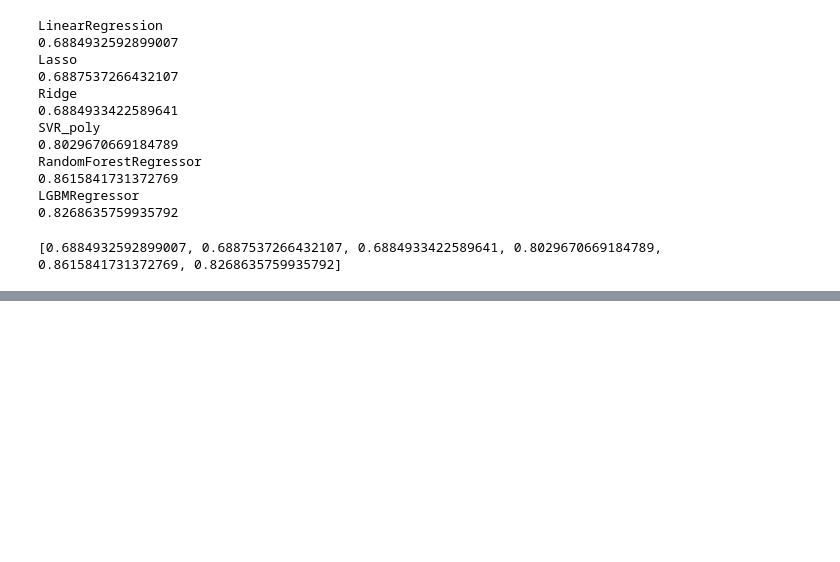
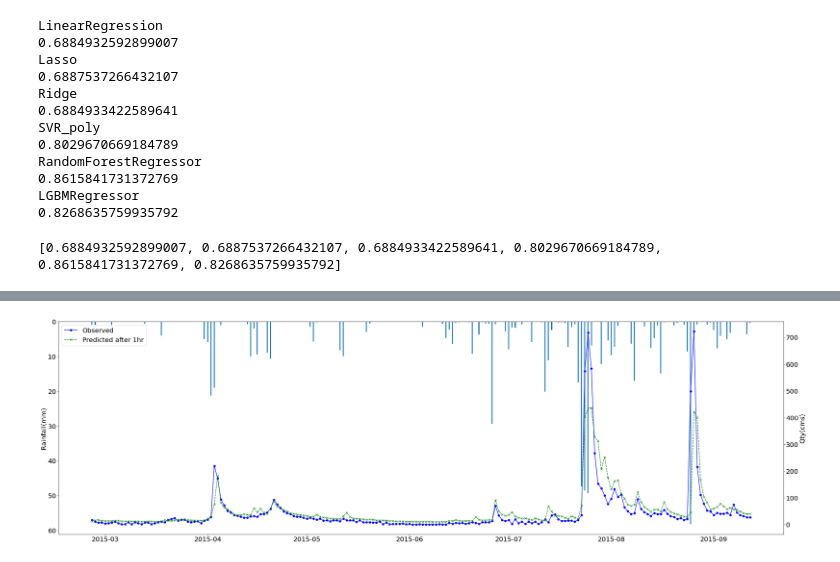
Before and after one commit to hyunholee26/Rainfall-Runoff-ML-basecode, a Jupyter notebook: basemodel_rainfall_runoff.ipynb, the cells around one changed output, grey strips where cells are left out. Cells and saved outputs as stored; diff of their text form; code cells hidden in the pictures; blank space fills up the shorter version.

```diff
--- a/basemodel_rainfall_runoff.ipynb
+++ b/basemodel_rainfall_runoff.ipynb
@@ -224,0 +317,11 @@ print(r2_list)
+# %%
+# 값들을 0~1로 Min-Max 정규화 처리함
+
+# define scaler
+scaler = MinMaxScaler()
+# fit scaler on the training dataset
+scaler.fit(df_in.values)
+# transform the training dataset
+df_in_scaled = pd.DataFrame(scaler.transform(df_in.values), columns = df_in.columns)
+
+df_in_scaled
@@ -224,0 +484,23 @@ print(r2_list)
+# %%
+df_predict = df_pred[0:200].copy()
+
+fig, ax1 = plt.subplots(figsize=(40,12))
+
+ax2 = ax1.twinx()
+width = 0.3
+
+ax1.bar(df_predict['Date'], df_predict['RF'], width=width)
+ax1.set_ylabel('Rainfall(mm)', fontsize=20)
+#ax1.legend(('Rainfall(20204030)','Rainfall(20204020)', 'Rainfall(20214020)', 'Rainfall(20224050)'), loc='upper left', prop={'size': 20})
+ax1.invert_yaxis()
+
+ax2.plot(df_predict['Date'], df_predict['Obs'], 'b-', marker='o')
+ax2.plot(df_predict['Date'], df_predict['Pred'], 'g-', marker='x', linestyle='dashed')
+ax2.legend(('Observed','Predicted after 1hr'), loc='upper left', prop={'size': 20})
+ax2.set_ylabel('Qty(cms)', fontsize=20)
+
+# Set tick font size
+for label in (ax1.get_xticklabels() + ax1.get_yticklabels() + ax2.get_yticklabels() ):
+	label.set_fontsize(20)
+# %% [output]
+[figure, added]
```
Also changed, not shown: parts of 16 cells of this notebook.
